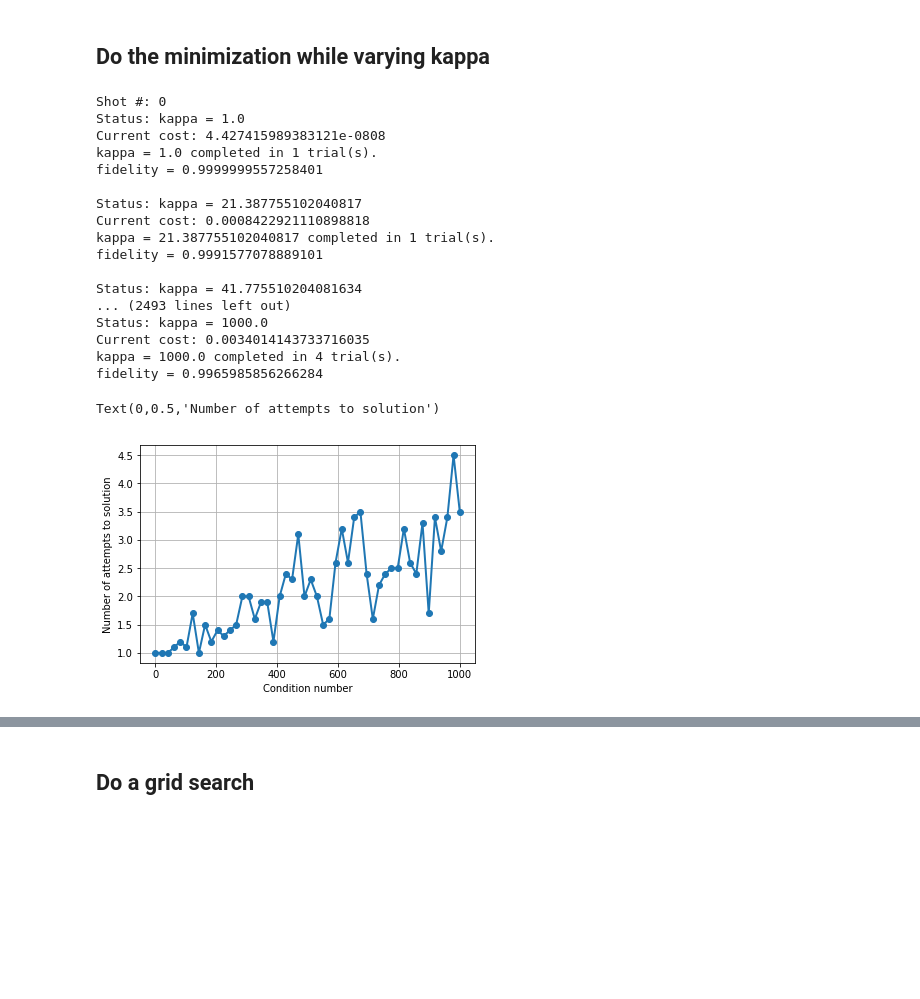
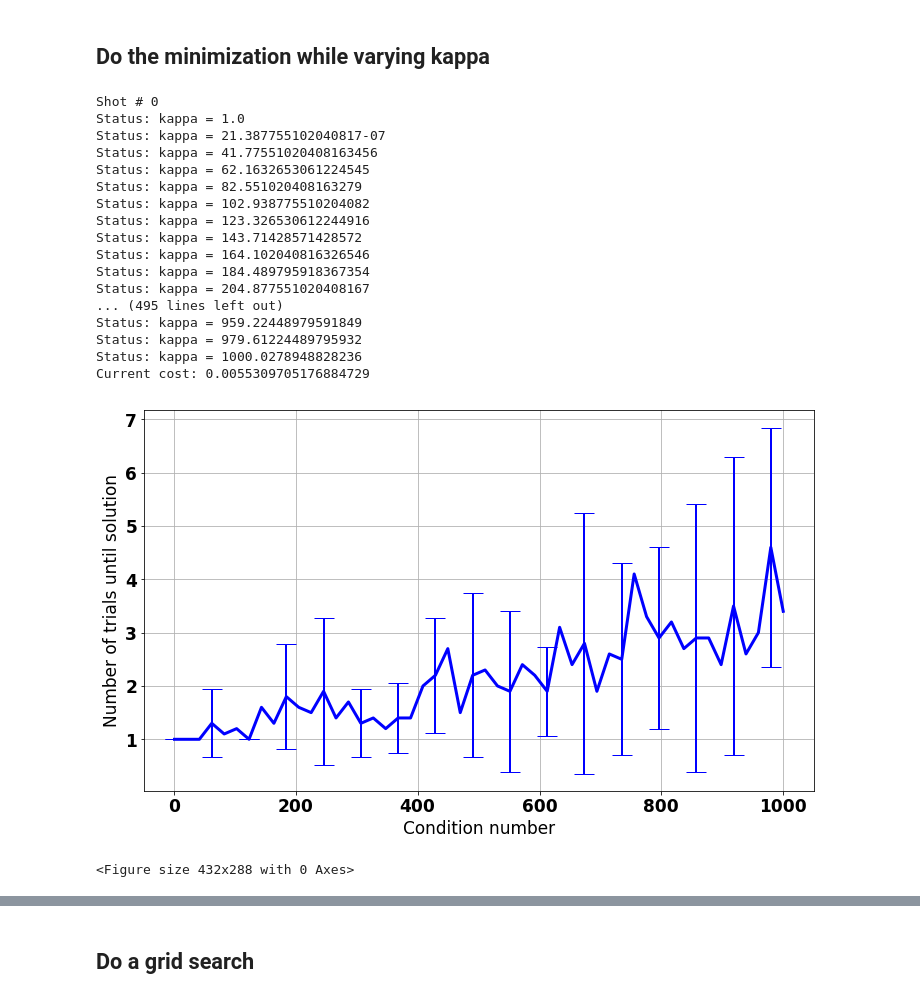
Before and after one commit to rmlarose/vls, a Jupyter notebook: qaoa/time-to-solution-vs-kappa/time-to-solution-kappa.ipynb, the cells around one changed output, grey strips where cells are left out. Saved outputs shown, nothing was run; the diff lists cells and outputs as text; code cells hidden in the pictures; blank space fills up the shorter version.

```diff
--- a/qaoa/time-to-solution-vs-kappa/time-to-solution-kappa.ipynb
+++ b/qaoa/time-to-solution-vs-kappa/time-to-solution-kappa.ipynb
@@ -452,12 +454,12 @@ SHOTS = 10
 bvec = vector(3)
 time = 1.0
 
-allfevs = np.zeros(len(kappas))
-alltrials = np.zeros(len(kappas))
+allfevs = []
+alltrials = []
 
 for ii in range(SHOTS):
 
-    print("Shot #", ii)
+    print("Shot #", ii, "\n========\n")
 
     # List to store overall number of function evaluations
     nfevs = []
@@ -485,34 +487,32 @@ for ii in range(SHOTS):
             out = minimize(cost, x0, method="COBYLA")
 
             if final_overlap(out) >= MIN_FIDELITY:
-                print()
-                print("kappa = {} completed in {} trial(s).".format(kappa, trial + 1))
-                print("fidelity =", final_overlap(out))
-                print()
-                nfevs.append(fevs)
+                if VERBOSE:
+                    print()
+                    print("kappa = {} completed in {} trial(s).".format(kappa, trial + 1))
+                    print("fidelity =", final_overlap(out))
+                    print()
+                nfevs.append(out.nfev)
                 trials.append(trial + 1)
                 break
 
-    allfevs += np.array(fevs)
-    alltrials += np.array(trials)
-
-allfevs /= SHOTS
-alltrials /= SHOTS
+    allfevs.append(nfevs)
+    alltrials.append(trials)
 # %% [output]
-Shot #: 0
+Shot # 0
 Status: kappa = 1.0
-Current cost: 4.427415989383121e-0808
-kappa = 1.0 completed in 1 trial(s).
-fidelity = 0.9999999557258401
-
-Status: kappa = 21.387755102040817
-Current cost: 0.0008422921110898818
-kappa = 21.387755102040817 completed in 1 trial(s).
-fidelity = 0.9991577078889101
-
-Status: kappa = 41.775510204081634
-... (2493 lines left out)
-Status: kappa = 1000.0
-Current cost: 0.0034014143733716035
-kappa = 1000.0 completed in 4 trial(s).
-fidelity = 0.9965985856266284
+Status: kappa = 21.387755102040817-07
+Status: kappa = 41.77551020408163456
+Status: kappa = 62.1632653061224545
+Status: kappa = 82.551020408163279
+Status: kappa = 102.938775510204082
+Status: kappa = 123.326530612244916
+Status: kappa = 143.71428571428572
+Status: kappa = 164.102040816326546
+Status: kappa = 184.489795918367354
+Status: kappa = 204.877551020408167
+... (495 lines left out)
+Status: kappa = 959.22448979591849
+Status: kappa = 979.61224489795932
+Status: kappa = 1000.0278948828236
+Current cost: 0.0055309705176884729
@@ -519,10 +536,12 @@ fidelity = 0.9965985856266284
 # %%
-"""Plot the number of trials to solution vs. kappa."""
-plt.plot(kappas, alltrials, "-o", linewidth=2.0)
+"""Plot the trial number vs kappa statistics."""
+plt.figure(figsize=(12, 7))
+plt.errorbar(kappas, tavgs, tstds, ls="-", color="blue", linewidth=3.0, elinewidth=2.0, capsize=10.0, errorevery=3)
 plt.grid()
 plt.xlabel("Condition number")
-plt.ylabel("Number of attempts to solution")
-plt.savefig("num-attempts-to-solutionka")
+plt.ylabel("Number of trials until solution")
+plt.show()
+# plt.savefig("trial-vs-kappa-statistics-kappa1000-cobyla-10shot-stats2.pdf", format="pdf")
 # %% [output]
+[figure, new version]
-Text(0,0.5,'Number of attempts to solution')
+<Figure size 432x288 with 0 Axes>
-[figure, old version]
```
Also changed, not shown: parts of 6 cells of this notebook, 3 other files.
